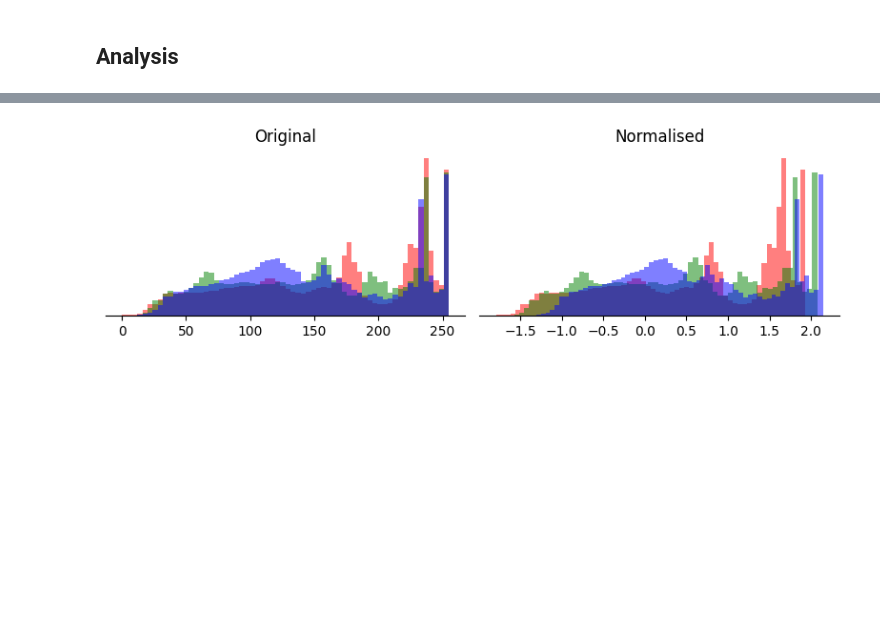
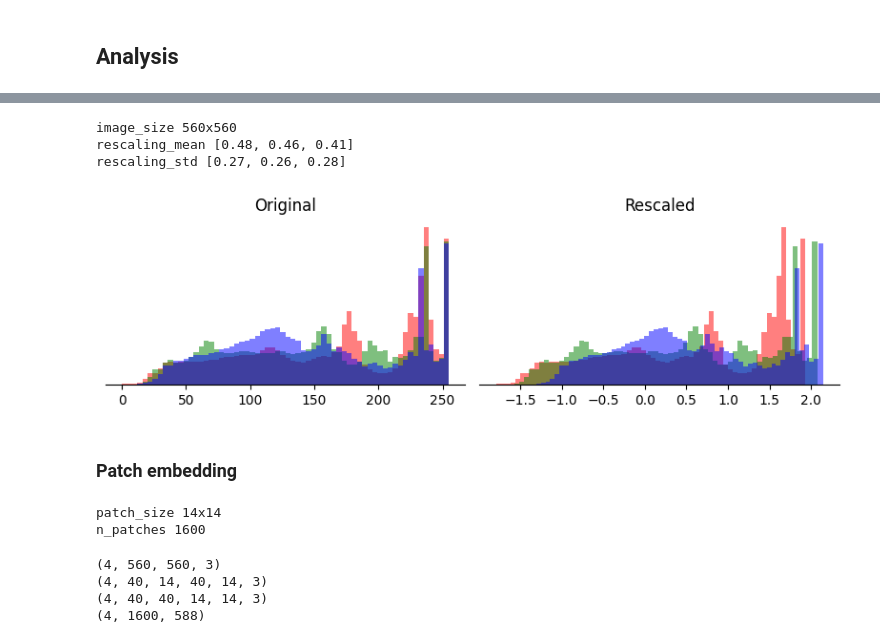
Before and after one commit to graphcore-research/llama-mobile-vlm, a Jupyter notebook: 20241022-MllamaExample/MllamaBlog.ipynb, the cells around one changed output, grey strips where cells are left out. Saved outputs shown, nothing was run; the diff lists cells and outputs as text; code cells hidden in the pictures; blank space fills up the shorter version.

```diff
--- a/20241022-MllamaExample/MllamaBlog.ipynb
+++ b/20241022-MllamaExample/MllamaBlog.ipynb
@@ -254,7 +258,7 @@ def text_transformer(
         kv_cache.shape[-2] - hidden.shape[-2], kv_cache.shape[-2],
         device=hidden.device,
     )
-    rope_angle = pos_id[:, None] * torch.tensor(
+    rope_angle = pos_id[:, None] * tensor(
         config.rope_angular_frequency, device=hidden.device
     )
     cos, sin = rope_angle.cos().to(hidden.dtype), rope_angle.sin().to(hidden.dtype)
@@ -264,14 +268,14 @@ def text_transformer(
 
     for layer_idx, layer in enumerate(layers):
         cross_attn = layer_idx in config.cross_attention_layers
-        q_input = F.rms_norm(hidden, hidden.shape[-1:], layer.attn_norm, eps=NORM_EPS)
-        kv_input = vision_out if cross_attn else q_input
+        input_q = F.rms_norm(hidden, hidden.shape[-1:], layer.attn_norm, eps=NORM_EPS)
+        input_kv = vision_out if cross_attn else input_q
         q, k, v = (
             (z @ m.T).view(-1, nh, config.head_size).transpose(-2, -3)
             for m, nh, z in (
-                (layer.attn_q, config.q_heads, q_input),
-                (layer.attn_k, config.kv_heads, kv_input),
-                (layer.attn_v, config.kv_heads, kv_input),
+                (layer.attn_q, config.q_heads, input_q),
+                (layer.attn_k, config.kv_heads, input_kv),
+                (layer.attn_v, config.kv_heads, input_kv),
             )
         )
         if cross_attn:
@@ -284,7 +288,8 @@ def text_transformer(
 
         # Add dummy batch axis for torch performance
         mix = F.scaled_dot_product_attention(
-            q[None], k[None], v[None], is_causal=q.shape[-2] > 1 and not cross_attn, enable_gqa=True
+            q[None], k[None], v[None],
+            is_causal=q.shape[-2] > 1 and not cross_attn, enable_gqa=True
         ).squeeze(0)
         hidden += mix.transpose(-2, -3).flatten(start_dim=-2) @ layer.attn_o.T
 
@@ -388,7 +393,7 @@ def _rope_angular_frequency(config: dict[str, Any]) -> list[float]:
     z = (
         s["original_max_position_embeddings"] * freq / (2 * torch.pi) - s["low_freq_factor"]
     ) / (s["high_freq_factor"] - s["low_freq_factor"])
-    freq *= torch.lerp(torch.tensor(1 / s["factor"]), torch.tensor(1.0), z.clip(0, 1))
+    freq *= torch.lerp(tensor(1 / s["factor"]), tensor(1.0), z.clip(0, 1))
     return freq.tolist()
 
 
@@ -448,6 +453,8 @@ def params_from_huggingface(model_name: str, c: vlm.Config) -> vlm.Model:
     cv = c.vision
 
     ## Vision
+
+    patch_embedding = p["vision_model.patch_embedding.weight"].movedim(1, -1).flatten(start_dim=1)
 
     def _layer_norm(name: str) -> tuple[Tensor, Tensor]:
         return (p[f"{name}.weight"], p[f"{name}.bias"])
@@ -552,7 +559,7 @@ def params_from_huggingface(model_name: str, c: vlm.Config) -> vlm.Model:
 
     return vlm.Model(
         vision=vision.Model(
-            patch_embedding=p["vision_model.patch_embedding.weight"],
+            patch_embedding=patch_embedding,
             positional_embedding=vision_positional_embedding,
             class_embedding=vision_class_embedding,
             pre_norm=vision_pre_norm,
@@ -578,11 +585,11 @@ def get_inputs(
     image: PIL.Image.Image,
     text: str,
 ) -> vlm.Inputs:
-    image, aspect_ratio_id = preprocess(config.vision, torch.tensor(np.asarray(image)[..., :3]))
+    image, aspect_ratio_id = preprocess(config.vision, tensor(np.asarray(image)[..., :3]))
     return vlm.Inputs(
         image=image,
         aspect_ratio_id=aspect_ratio_id,
-        text=torch.tensor(tokenizer.encode(text).ids),
+        text=tensor(tokenizer.encode(text).ids),
     )
 # %% [markdown]
 ### Load and test
@@ -619,23 +664,44 @@ The person to the left of the laptop is wearing a blue-green t-shirt. The shirt
+# %%
+print("image_size", f"{config.vision.image_size}x{config.vision.image_size}")
+print("rescaling_mean", "[" + ", ".join("{:.2f}".format(x) for x in config.vision.image_mean) + "]")
+print("rescaling_std", "[" + ", ".join("{:.2f}".format(x) for x in config.vision.image_std) + "]")
+# %% [output]
+image_size 560x560
+rescaling_mean [0.48, 0.46, 0.41]
+rescaling_std [0.27, 0.26, 0.28]
 # %%
-_image = torch.tensor(np.asarray(image)[..., :3])
+_image = tensor(np.asarray(image)[..., :3])
 
 norm_image = (
-    (_image / 255) - torch.tensor(config.vision.image_mean)
-) / torch.tensor(config.vision.image_std)
+    (_image / 255) - tensor(config.vision.image_mean)
+) / tensor(config.vision.image_std)
 
 _, axs = plt.subplots(ncols=2, figsize=(8, 2.5), sharey=True)
-for title, ax, _img in [("Original", axs[0], _image), ("Normalised", axs[1], norm_image)]:
+for title, ax, _img in [("Original", axs[0], _image), ("Rescaled", axs[1], norm_image)]:
     for _color, _i in zip("rgb", _img.flatten(end_dim=-2).T):
         ax.hist(_i, color=_color, bins=64, alpha=.5)
         ax.set_yticks([])
         ax.spines["left"].set_visible(False)
         ax.set_title(title)
 plt.tight_layout()
-
-def save(name: str) -> None:
-    out = Path("img")
-    out.mkdir(exist_ok=True)
-    plt.savefig(out / f"{name}.png")
 save("pre_rescaling")
 # %% [output]
-[figure, old version]
+[figure, new version]
+# %% [markdown]
+### Patch embedding
+# %%
+print("patch_size", f"{config.vision.patch_size}x{config.vision.patch_size}")
+print("n_patches", f"{config.vision.n_patches}")
+# %% [output]
+patch_size 14x14
+n_patches 1600
+# %%
+img = torch.zeros((4, 560, 560, 3)); print(tuple(img.shape))
+img = img.reshape(4, 40, 14, 40, 14, 3); print(tuple(img.shape))
+img = img.permute(0, 1, 3, 2, 4, 5); print(tuple(img.shape))
+img = img.flatten(1, 2).flatten(2, 4); print(tuple(img.shape))
+# %% [output]
+(4, 560, 560, 3)
+(4, 40, 14, 40, 14, 3)
+(4, 40, 40, 14, 14, 3)
+(4, 1600, 588)
```
Also changed, not shown: parts of 27 cells of this notebook, 1 other file.
